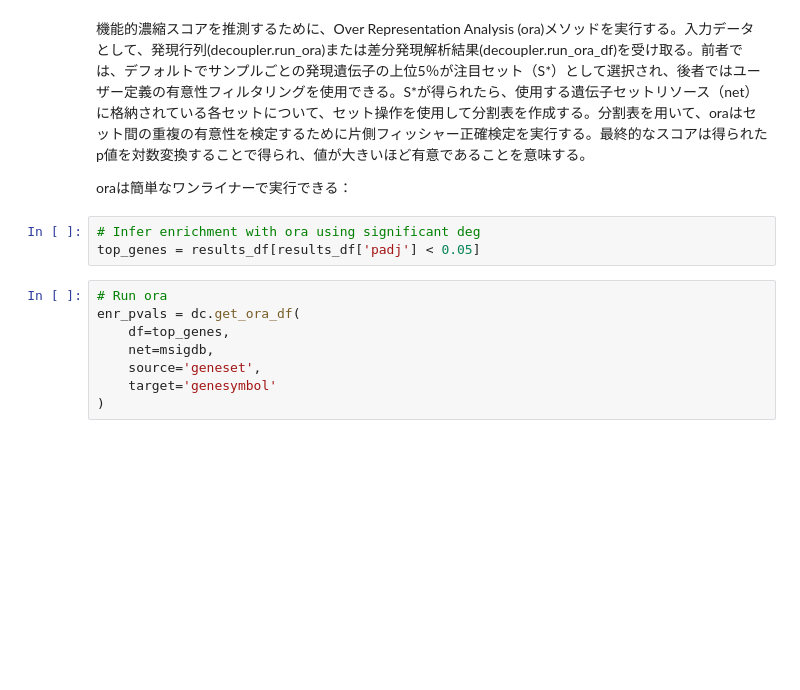
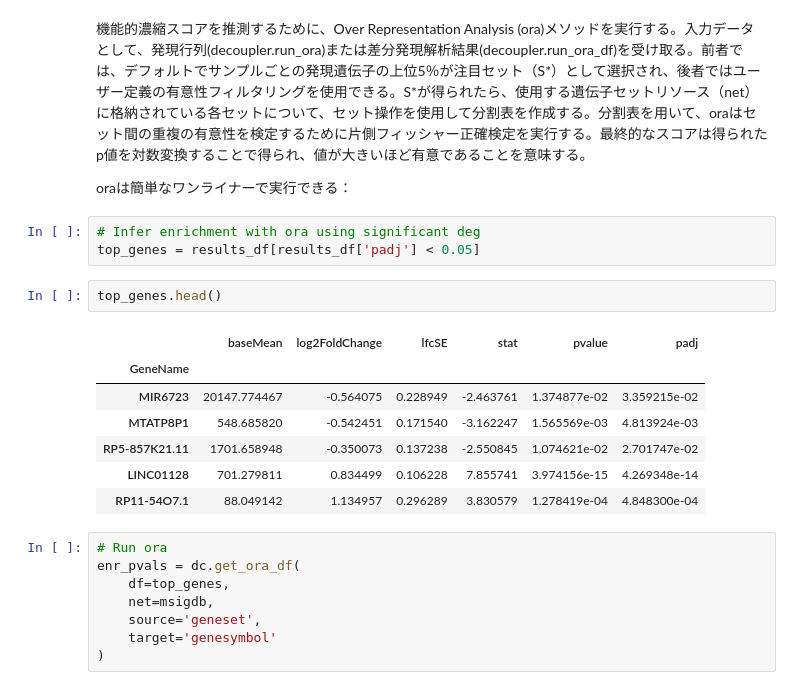
Before and after one commit to tomoya-megane/tutorial_decoupler-py, a Jupyter notebook: 08_bulk.ipynb, the cells around one changed output. Cells and saved outputs as stored; diff of their text form; blank space fills up the shorter version.

```diff
--- a/08_bulk.ipynb
+++ b/08_bulk.ipynb
@@ -610,6 +670,16 @@ oraは簡単なワンライナーで実行できる：
 # %%
 # Infer enrichment with ora using significant deg
 top_genes = results_df[results_df['padj'] < 0.05]
+# %%
+top_genes.head()
+# %% [output]
+|  | baseMean | log2FoldChange | lfcSE | stat | pvalue | padj |
+| GeneName |  |  |  |  |  |  |
+| MIR6723 | 20147.774467 | -0.564075 | 0.228949 | -2.463761 | 1.374877e-02 | 3.359215e-02 |
+| MTATP8P1 | 548.685820 | -0.542451 | 0.171540 | -3.162247 | 1.565569e-03 | 4.813924e-03 |
+| RP5-857K21.11 | 1701.658948 | -0.350073 | 0.137238 | -2.550845 | 1.074621e-02 | 2.701747e-02 |
+| LINC01128 | 701.279811 | 0.834499 | 0.106228 | 7.855741 | 3.974156e-15 | 4.269348e-14 |
+| RP11-54O7.1 | 88.049142 | 1.134957 | 0.296289 | 3.830579 | 1.278419e-04 | 4.848300e-04 |
 # %%
 # Run ora
 enr_pvals = dc.get_ora_df(
```
Also changed, not shown: parts of 15 cells of this notebook, 3 other files.
